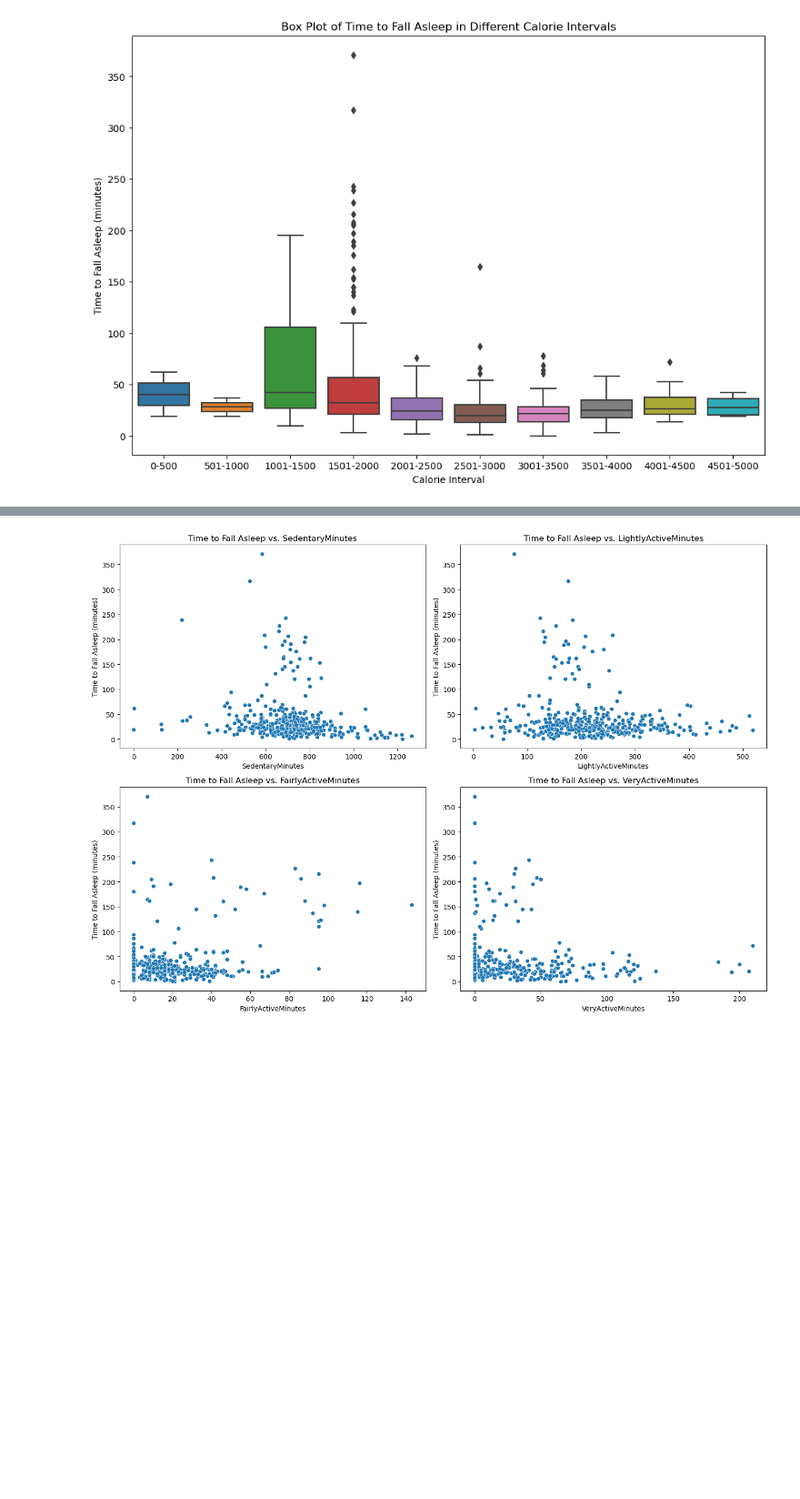
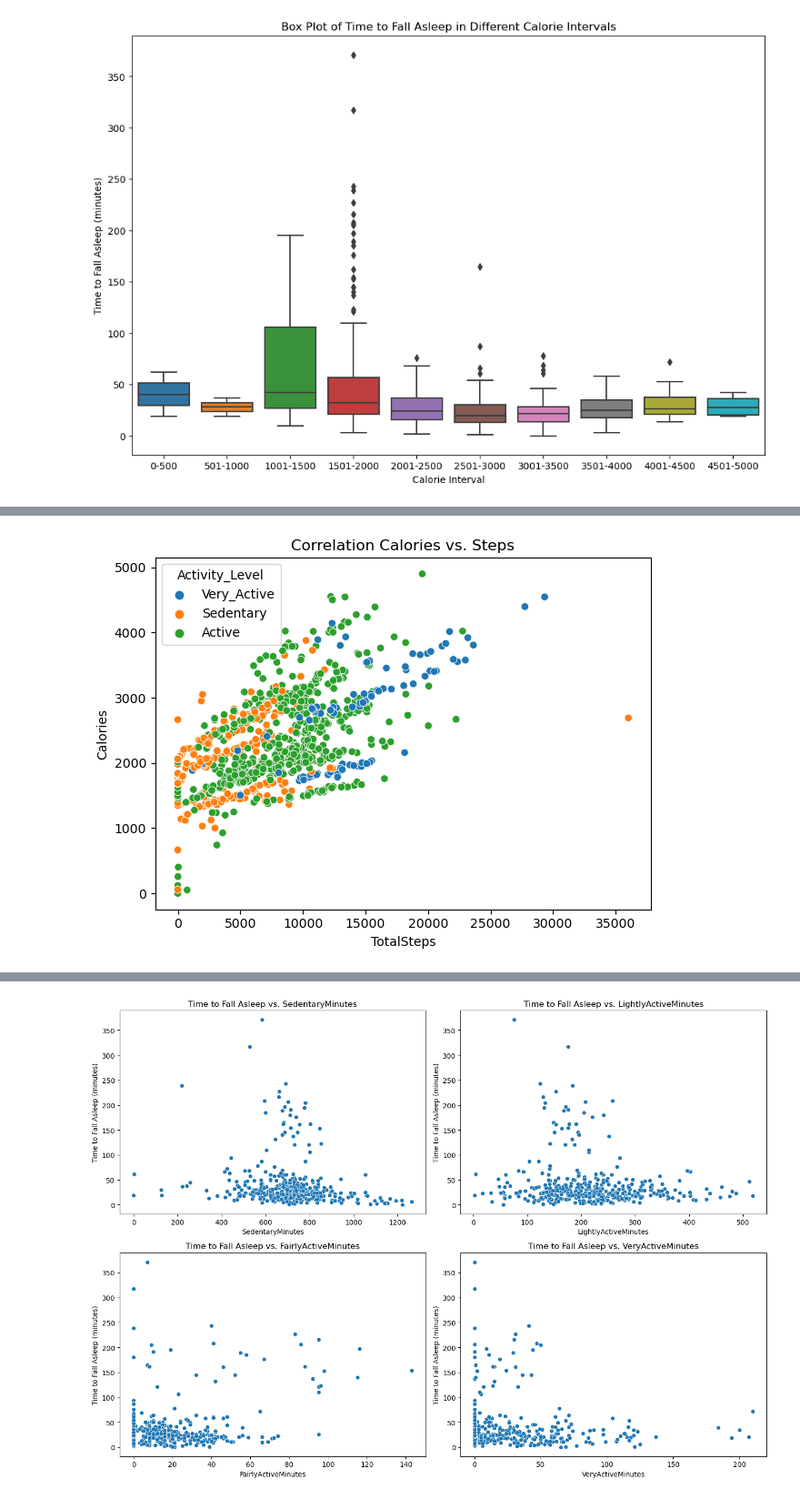
Before and after one commit to Hebbo23/Project-Big-Data---Group-22, a Jupyter notebook: final project code.ipynb, the cells around one changed output, grey strips where cells are left out. Shown at 91% size. Cells and saved outputs as stored; diff of their text form; code cells hidden in the pictures; blank space fills up the shorter version.

```diff
--- a/final project code.ipynb
+++ b/final project code.ipynb
@@ -368,0 +390,19 @@ def plot_time_slept_vs_activity_minutes(df: pd.DataFrame):
+# %%
+#https://www.kaggle.com/code/victoriamcmath/fitness-tracker-case-study
+id_grp = dailyActivity.groupby(['Id'])
+id_avg_step = id_grp['TotalSteps'].mean().sort_values(ascending=False)
+
+id_avg_step = id_avg_step.to_frame()
+conditions = [(id_avg_step <=6000), (id_avg_step > 6000) & (id_avg_step < 12000), (id_avg_step >=12000)]
+values = ['Sedentary', 'Active', 'Very_Active']
+id_avg_step['Activity_Level'] = np.select(conditions, values)
+id_activity_level = id_avg_step['Activity_Level']
+dailyActivity['Activity_Level'] = [id_activity_level[c] for c in dailyActivity['Id']]
+
+ax = sns.scatterplot(x="TotalSteps", y= "Calories", data=dailyActivity, hue=dailyActivity['Activity_Level'])
+plt.title('Correlation Calories vs. Steps')
+
+plt.tight_layout()
+plt.show()
+# %% [output]
+[figure, added]
```
Also changed, not shown: parts of 39 cells of this notebook.
